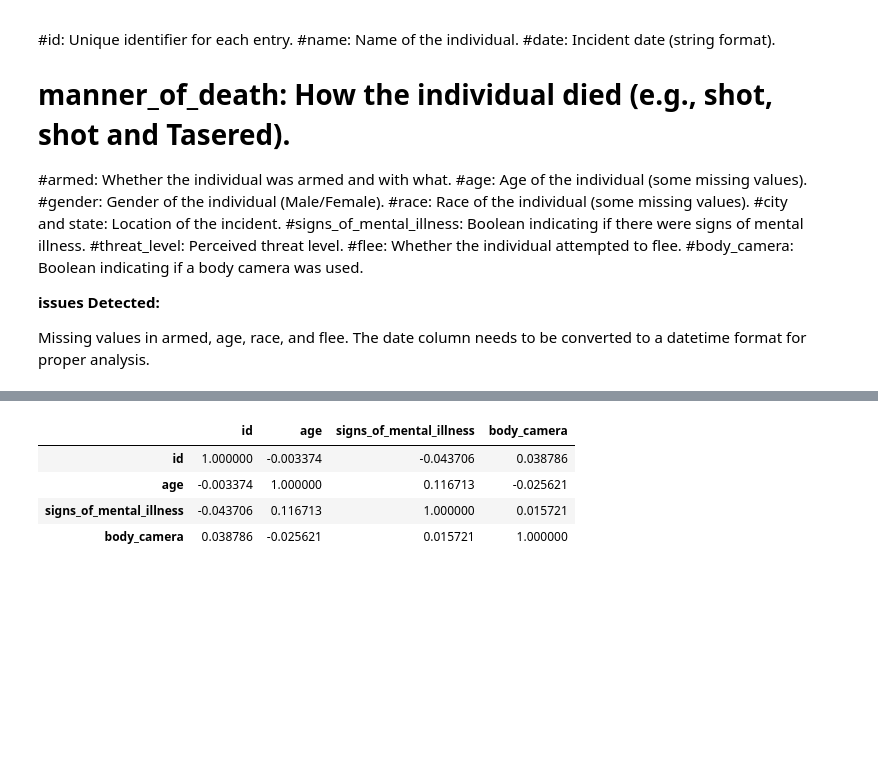
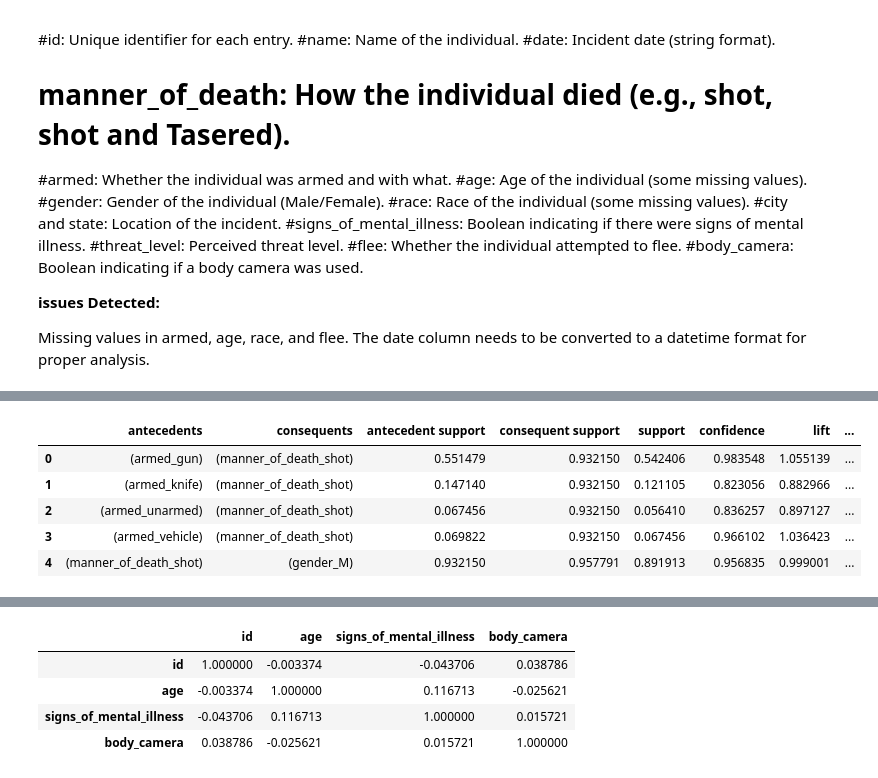
Before and after one commit to Girii-397/COLAB_DATA-ANALYST, a Jupyter notebook: DAY_8.ipynb, the cells around one changed output, grey strips where cells are left out. Cells and saved outputs as stored; diff of their text form; code cells hidden in the pictures; blank space fills up the shorter version.

```diff
--- a/DAY_8.ipynb
+++ b/DAY_8.ipynb
@@ -136,3 +329,34 @@ For example, when doing 'df[col].method(value, inplace=True)', try using 'df.met
+# %%
+import warnings
+warnings.filterwarnings("ignore", category=DeprecationWarning, module="ipykernel") # Removed extra spaces at the start of this line
+from mlxtend.frequent_patterns import apriori, association_rules
+
+# Preparing the dataset for association rule mining
+# Selecting categorical columns for encoding
+categorical_columns = ['manner_of_death', 'armed', 'gender', 'race', 'threat_level', 'flee']
+association_data = data[categorical_columns]
+
+# Dropping rows with missing values in these columns
+association_data_cleaned = association_data.dropna()
+
+# One-hot encoding the categorical data
+encoded_data = pd.get_dummies(association_data_cleaned, columns=categorical_columns)
+
+# Applying the Apriori algorithm to find frequent itemsets
+frequent_itemsets = apriori(encoded_data, min_support=0.05, use_colnames=True)
+
+# Generating association rules from the frequent itemsets
+rules = association_rules(frequent_itemsets, metric="confidence", min_threshold=0.6, num_itemsets=2)
+
+# Displaying the first few rules for review
+rules.head()
+# %% [output]
+|  | antecedents | consequents | antecedent support | consequent support | support | confidence | lift | ... |
+| 0 | (armed_gun) | (manner_of_death_shot) | 0.551479 | 0.932150 | 0.542406 | 0.983548 | 1.055139 | ... |
+| 1 | (armed_knife) | (manner_of_death_shot) | 0.147140 | 0.932150 | 0.121105 | 0.823056 | 0.882966 | ... |
+| 2 | (armed_unarmed) | (manner_of_death_shot) | 0.067456 | 0.932150 | 0.056410 | 0.836257 | 0.897127 | ... |
+| 3 | (armed_vehicle) | (manner_of_death_shot) | 0.069822 | 0.932150 | 0.067456 | 0.966102 | 1.036423 | ... |
+| 4 | (manner_of_death_shot) | (gender_M) | 0.932150 | 0.957791 | 0.891913 | 0.956835 | 0.999001 | ... |
 # %%
 import seaborn as sns
 import matplotlib.pyplot as plt
```
Also changed, not shown: parts of 13 cells of this notebook.
